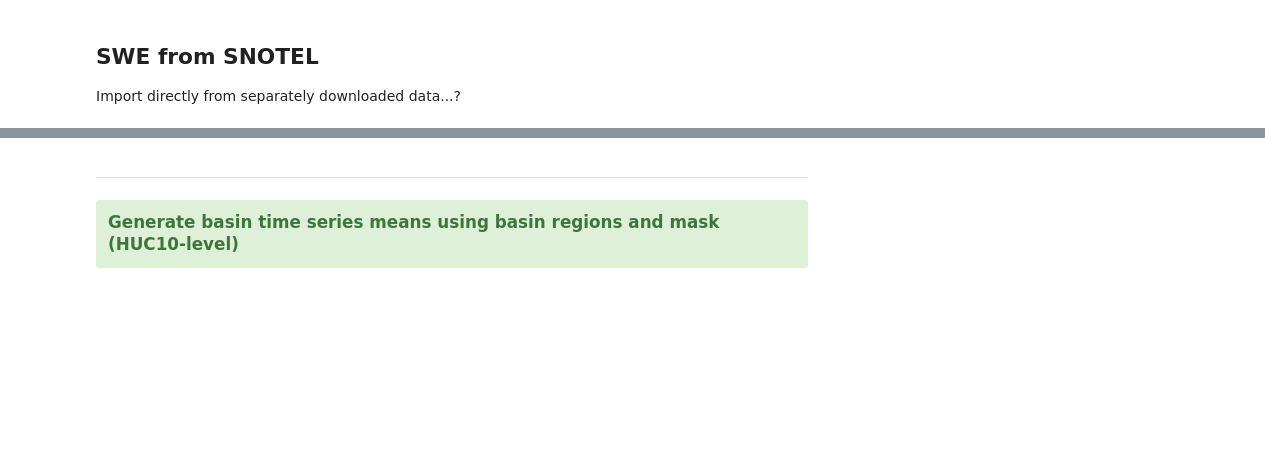
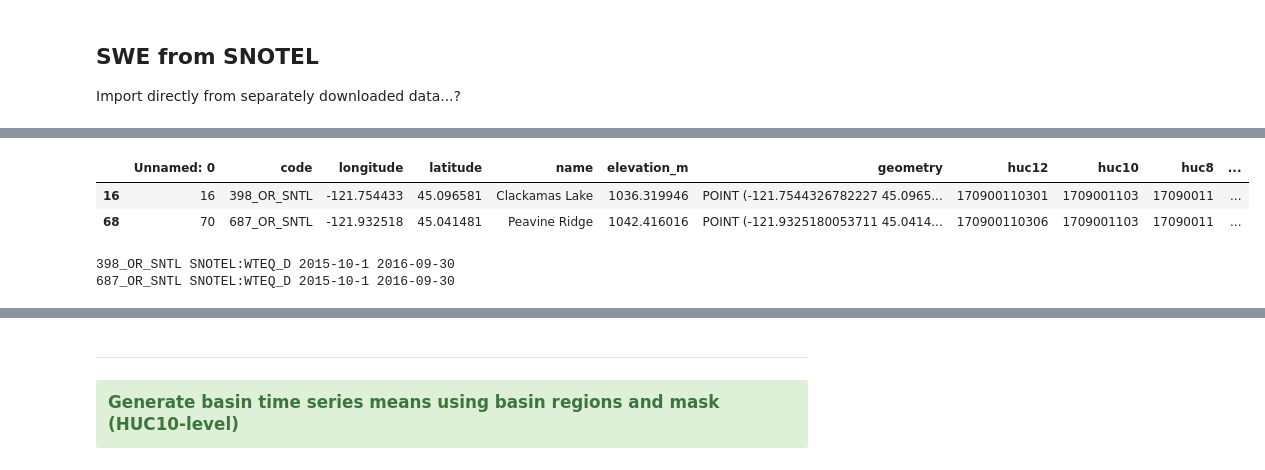
Before and after one commit to waterhackweek/whw2020_snowgw, a Jupyter notebook: mashup_snowGW.ipynb, the cells around one changed output, grey strips where cells are left out. Saved outputs shown, nothing was run; the diff lists cells and outputs as text; code cells hidden in the pictures; blank space fills up the shorter version.

Commit message:
Added gw and SNOTEL sections

```diff
--- a/mashup_snowGW.ipynb
+++ b/mashup_snowGW.ipynb
@@ -606,0 +654,7 @@ Import directly from separately downloaded data...?
+# %%
+stn=snow_stn[snow_stn.huc8 == sb_huc08code]
+stn
+# %% [output]
+|  | Unnamed: 0 | code | longitude | latitude | name | elevation_m | geometry | huc12 | huc10 | huc8 | ... |
+| 16 | 16 | 398_OR_SNTL | -121.754433 | 45.096581 | Clackamas Lake | 1036.319946 | POINT (-121.7544326782227 45.0965... | 170900110301 | 1709001103 | 17090011 | ... |
+| 68 | 70 | 687_OR_SNTL | -121.932518 | 45.041481 | Peavine Ridge | 1042.416016 | POINT (-121.9325180053711 45.0414... | 170900110306 | 1709001103 | 17090011 | ... |
@@ -606,0 +687,12 @@ Import directly from separately downloaded data...?
+# %%
+stn_swe = pd.DataFrame(index=pd.date_range(start=date_start, end=date_end))
+for sitecode in stn.code:
+    try:
+        swe = fetch(sitecode, variablecode='SNOTEL:WTEQ_D', start_date=date_start, end_date=date_end)
+        stn_swe[sitecode] = swe.value
+    except:
+        print(sitecode, 'has no data')
+        stn_swe[sitecode] = np.nan
+# %% [output]
+398_OR_SNTL SNOTEL:WTEQ_D 2015-10-1 2016-09-30
+687_OR_SNTL SNOTEL:WTEQ_D 2015-10-1 2016-09-30
```
Also changed, not shown: parts of 11 cells of this notebook.
